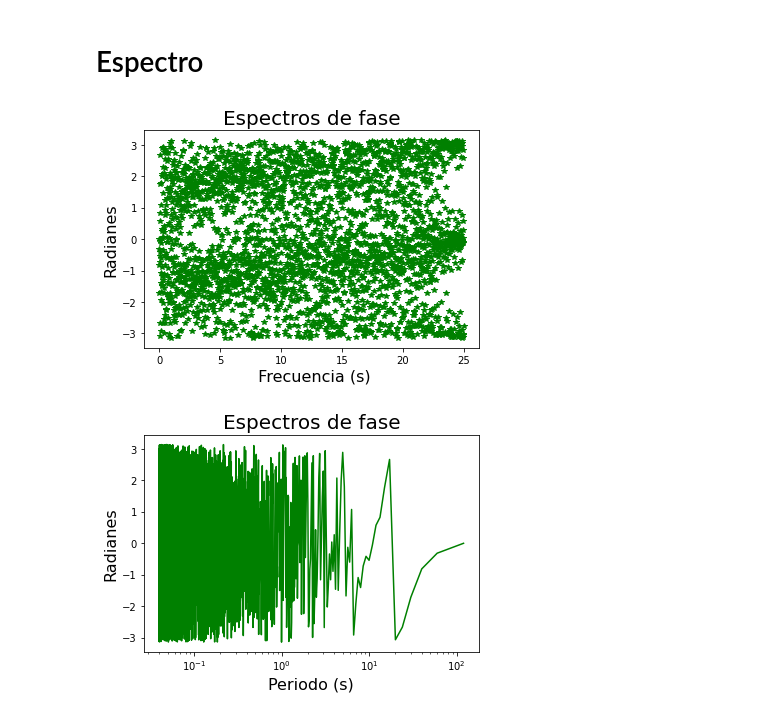
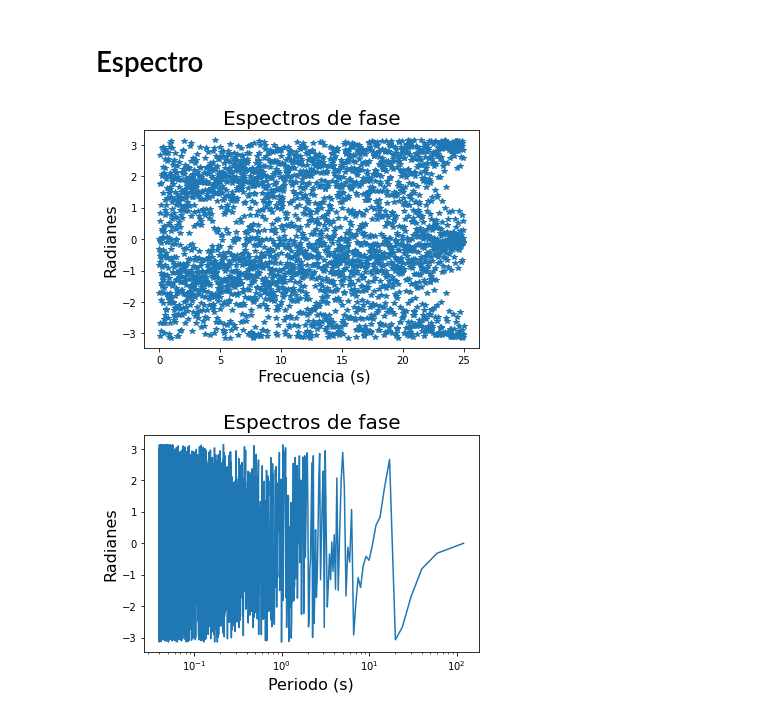
Before and after one commit to elsy-torres/S-T, a Jupyter notebook: FFT-100.ipynb, the cells around one changed output. Cells and saved outputs as stored; diff of their text form; code cells hidden in the pictures.

```diff
--- a/FFT-100.ipynb
+++ b/FFT-100.ipynb
@@ -473,18 +474,18 @@ _=plt.show()
 # %% [markdown]
 # Espectro
 # %%
-plt.plot(f_1,angle_2[0:2999],'g*')
+plt.plot(f_1,angle_2[0:2999],'*')
 plt.ylabel('Radianes', fontsize=16,fontname='times new roman')
 plt.xlabel(' Frecuencia (s)', fontsize=16,fontname='times new roman')
 plt.title('Espectros de fase', fontsize=20,fontname='times new roman')
 _=plt.show()
 # %% [output]
-[figure, old version]
+[figure, new version]
 # %%
-plt.semilogx(w_2,angle_2[0:2999],'g')
+plt.semilogx(w_2,angle_2[0:2999])
 plt.ylabel('Radianes', fontsize=16,fontname='times new roman')
 plt.xlabel('Periodo (s)', fontsize=16,fontname='times new roman')
 plt.title('Espectros de fase', fontsize=20,fontname='times new roman')
 _=plt.show()
 # %% [output]
-[figure, old version]
+[figure, new version]
```
Also changed, not shown: parts of 10 cells of this notebook.
